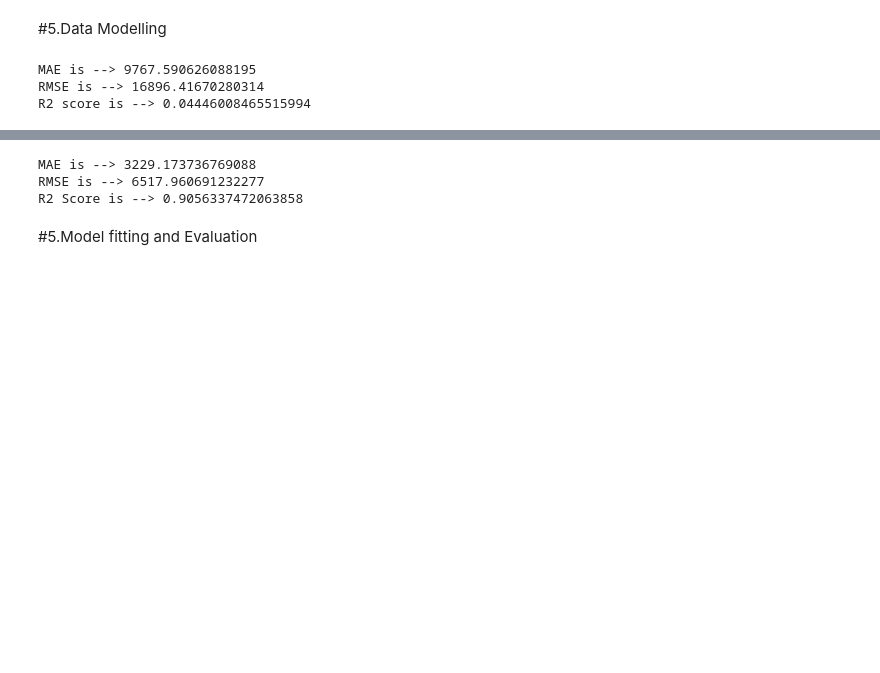
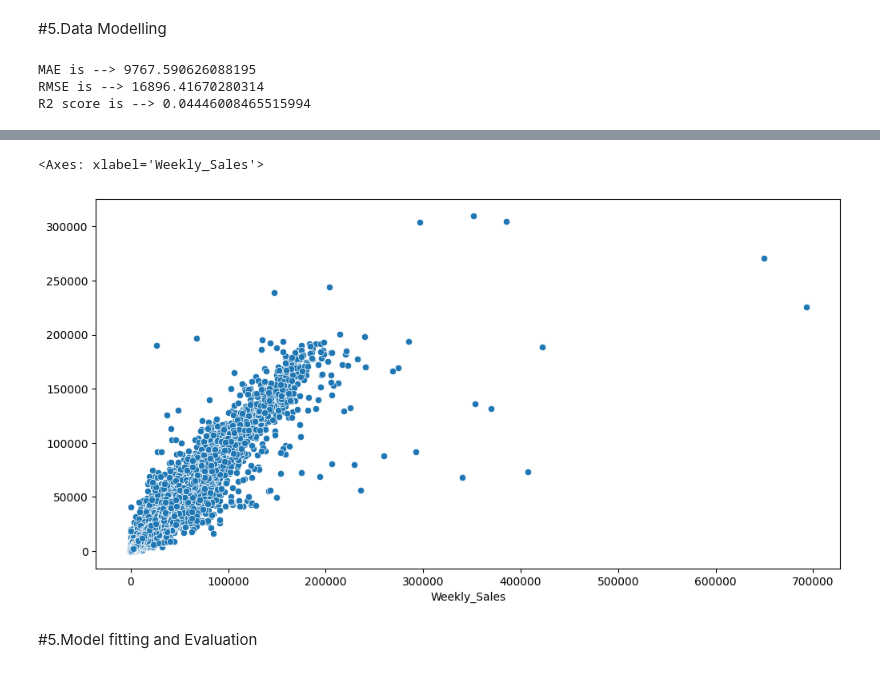
Before and after one commit to vikiysr/mlprojects, a Jupyter notebook: sales_prediction.ipynb, the cells around one changed output, grey strips where cells are left out. Cells and saved outputs as stored; diff of their text form; code cells hidden in the pictures; blank space fills up the shorter version.

```diff
--- a/sales_prediction.ipynb
+++ b/sales_prediction.ipynb
@@ -228,15 +240,10 @@ R2 Score is --> 0.9398369631387314
-# %%
-model = XGBRegressor()
-model.fit(X_train, y_train)
-y_pred = model.predict(X_test)
-
-print(f'MAE is --> {mean_absolute_error(y_test, y_pred)}')
-print(f'RMSE is --> {np.sqrt(mean_squared_error(y_test, y_pred))}')
-print(f'R2 Score is --> {r2_score(y_pred, y_test)}')
-# %% [output]
-MAE is --> 3229.173736769088
-RMSE is --> 6517.960691232277
-R2 Score is --> 0.9056337472063858
+# %%
+# scatter plot between observed and predicted values of weekly sales from randomforest regressor
+plt.figure(figsize = (12,6))
+sns.scatterplot(x = y_test, y = y_pred)
+# %% [output]
+<Axes: xlabel='Weekly_Sales'>
+[figure, added]
 # %%
 #RandomForestRegressor gives the maximum r2score and less mean absolute error and mean squared error
 # %% [markdown]
```
Also changed, not shown: parts of 11 cells of this notebook.
